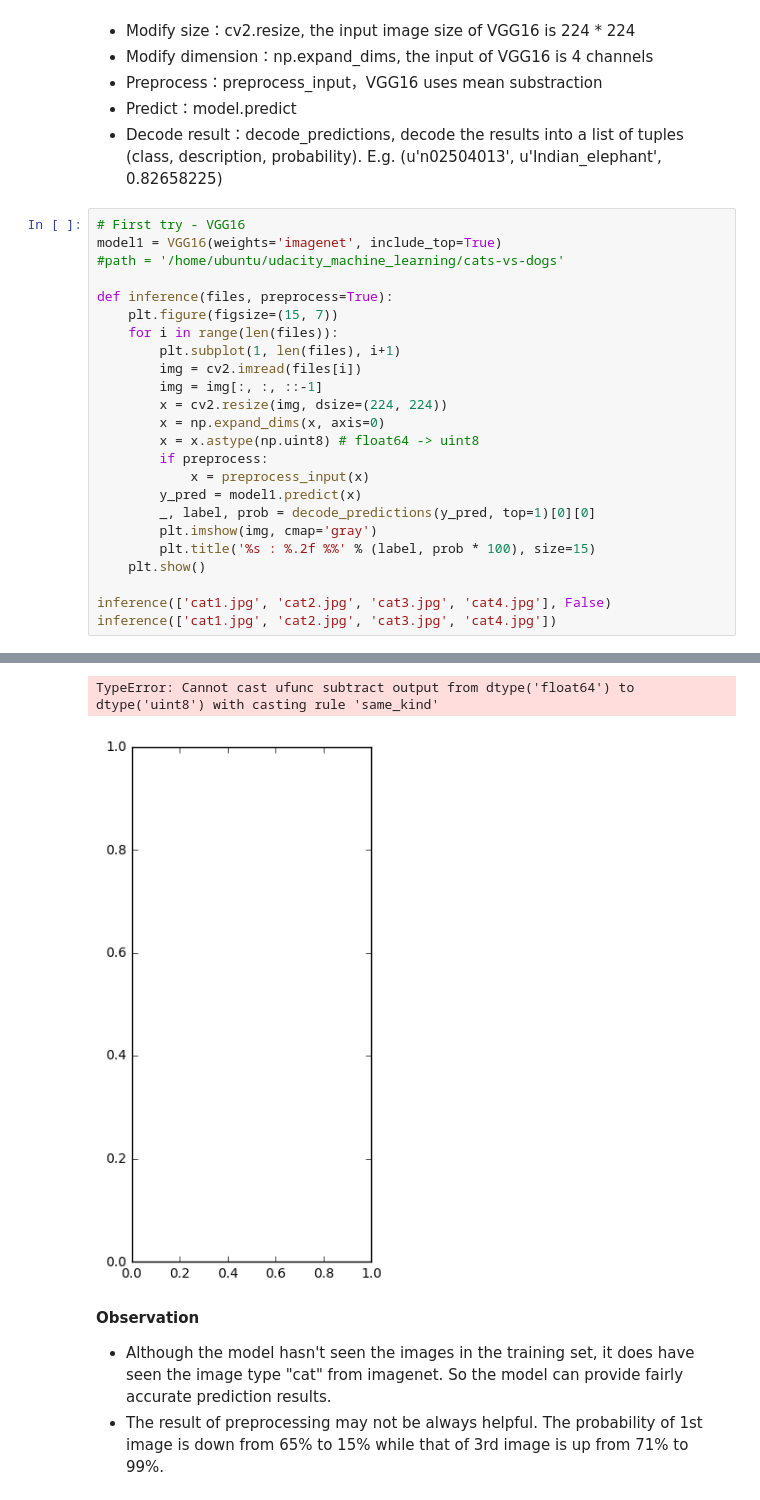
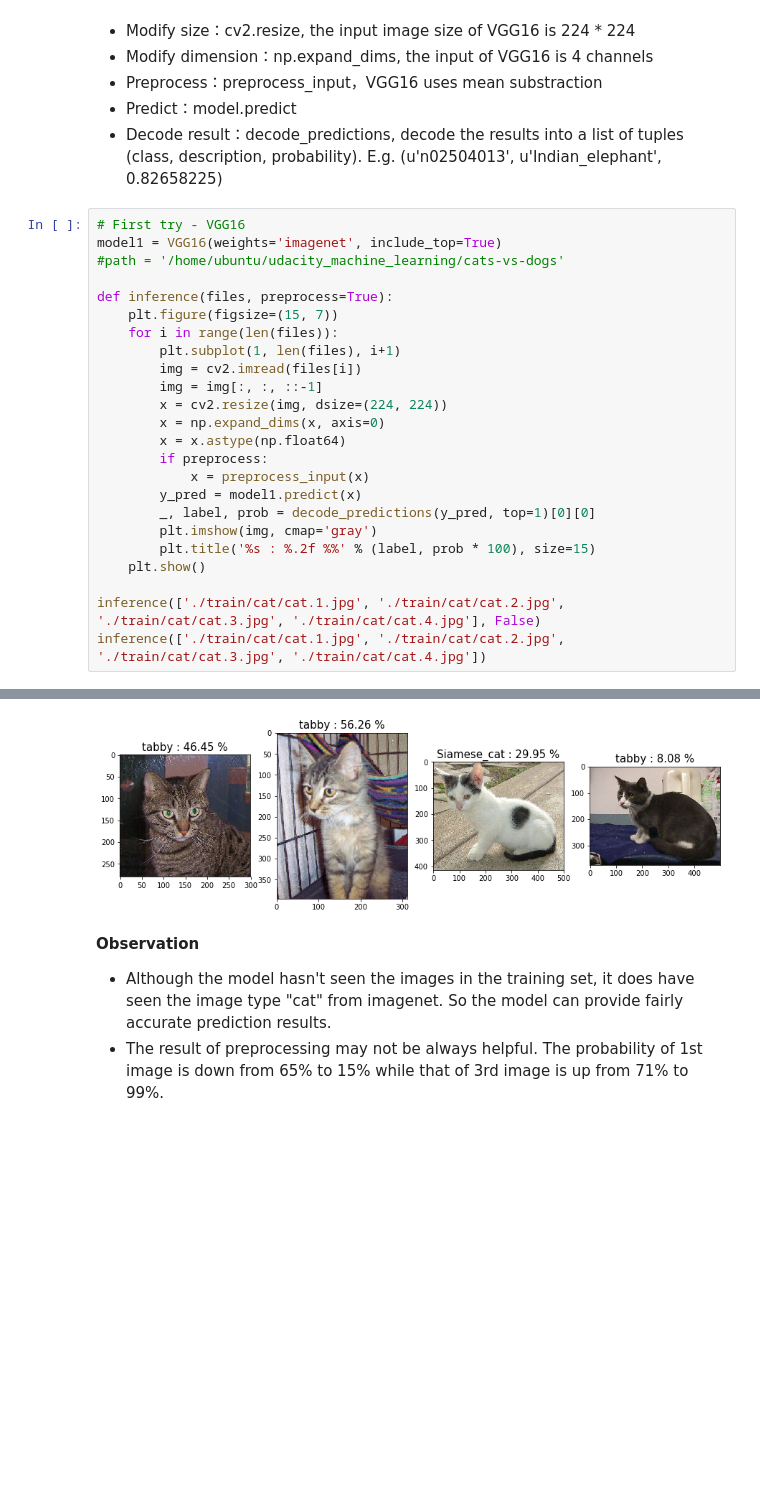
Before and after one commit to timeforce/udacity_machine_learning, a Jupyter notebook: cats-vs-dogs/transfer_learning.ipynb, the cells around one changed output, grey strips where cells are left out. Drawn from its saved outputs; the diff is of its cells as text; blank space fills up the shorter version.

```diff
--- a/cats-vs-dogs/transfer_learning.ipynb
+++ b/cats-vs-dogs/transfer_learning.ipynb
@@ -46,7 +46,7 @@ def inference(files, preprocess=True):
         img = img[:, :, ::-1]
         x = cv2.resize(img, dsize=(224, 224))
         x = np.expand_dims(x, axis=0)
-        x = x.astype(np.uint8) # float64 -> uint8
+        x = x.astype(np.float64)
         if preprocess:
             x = preprocess_input(x)
         y_pred = model1.predict(x)
@@ -55,6 +55,6 @@ def inference(files, preprocess=True):
         plt.title('%s : %.2f %%' % (label, prob * 100), size=15)
     plt.show()
 
-inference(['cat1.jpg', 'cat2.jpg', 'cat3.jpg', 'cat4.jpg'], False)
-inference(['cat1.jpg', 'cat2.jpg', 'cat3.jpg', 'cat4.jpg'])
+inference(['./train/cat/cat.1.jpg', './train/cat/cat.2.jpg', './train/cat/cat.3.jpg', './train/cat/cat.4.jpg'], False)
+inference(['./train/cat/cat.1.jpg', './train/cat/cat.2.jpg', './train/cat/cat.3.jpg', './train/cat/cat.4.jpg'])
 # %% [output]
@@ -62,5 +62,4 @@ inference(['cat1.jpg', 'cat2.jpg', 'cat3.jpg', 'cat4.jpg'])
-TypeError: Cannot cast ufunc subtract output from dtype('float64') to dtype('uint8') with casting rule 'same_kind'
-[figure, old version]
+[figure, new version]
 # %% [markdown]
 **Observation**
 
```
Also changed, not shown: parts of 1 cell of this notebook.
